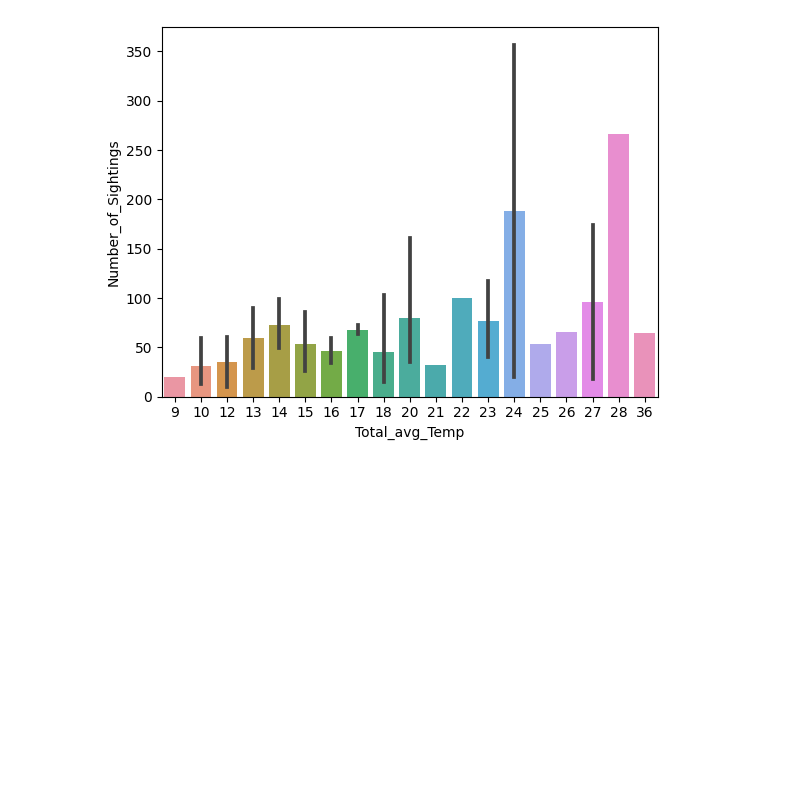
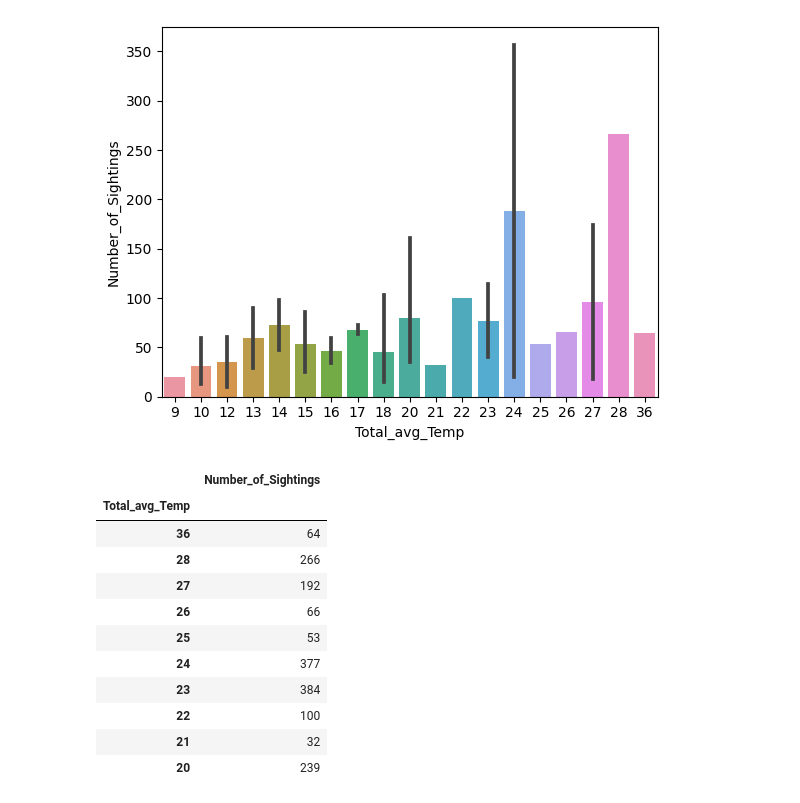
Before and after one commit to southsidefreddy/ufo_project, a Jupyter notebook: ufo.ipynb, the cells around one changed output. Cells and saved outputs as stored; diff of their text form; code cells hidden in the pictures; blank space fills up the shorter version.

```diff
--- a/ufo.ipynb
+++ b/ufo.ipynb
@@ -280,3 +281,21 @@ sns.barplot( x= 'Total_avg_Temp', y= 'Number_of_Sightings', data=ufo)
 # %% [output]
 <Axes: xlabel='Total_avg_Temp', ylabel='Number_of_Sightings'>
 [figure]
+# %%
+# create pandas pivot table that compares Total_avg_temp and Number_of_Sightings
+
+pivot = ufo.pivot_table(index =['Total_avg_Temp'], values =['Number_of_Sightings'], aggfunc ='sum').sort_values(by=['Total_avg_Temp'], ascending=False)
+pivot.head(10)
+# %% [output]
+|  | Number_of_Sightings |
+| Total_avg_Temp |  |
+| 36 | 64 |
+| 28 | 266 |
+| 27 | 192 |
+| 26 | 66 |
+| 25 | 53 |
+| 24 | 377 |
+| 23 | 384 |
+| 22 | 100 |
+| 21 | 32 |
+| 20 | 239 |
```
Also changed, not shown: parts of 3 cells of this notebook.
